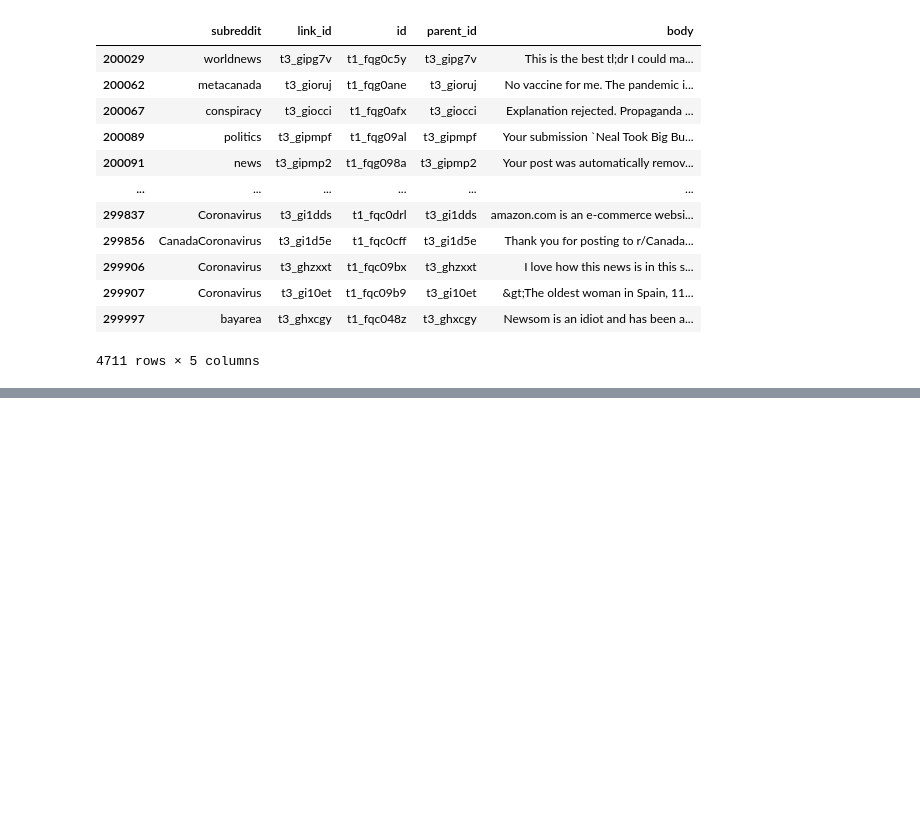
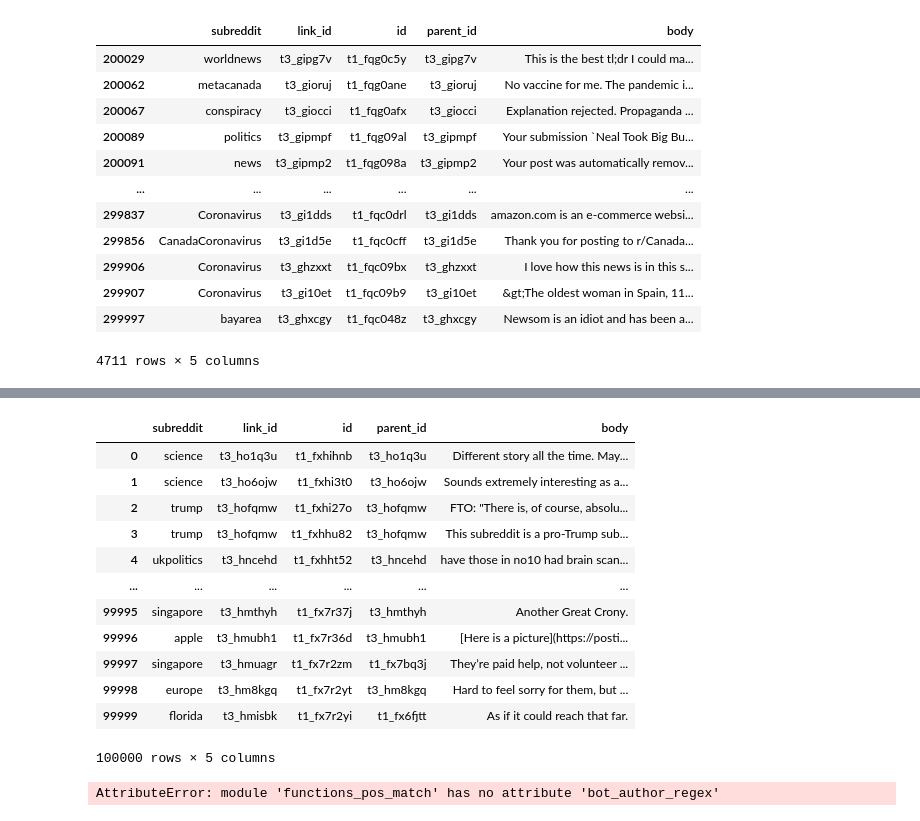
Before and after one commit to nomoteticus/reddit-disinformation, a Jupyter notebook: 3_embed/check_pos_categ.ipynb, the cells around one changed output, grey strips where cells are left out. Cells and saved outputs as stored; diff of their text form; code cells hidden in the pictures; blank space fills up the shorter version.

```diff
--- a/3_embed/check_pos_categ.ipynb
+++ b/3_embed/check_pos_categ.ipynb
@@ -768,0 +842,4 @@ COMM[COMM.body.str.lower().str.contains(fpm.regex_flag)]
+# %%
+COMM = next(comm_generator)
+COMM = COMM[['subreddit','link_id','id','parent_id','body']]
+COMM.body = COMM.body.astype(str)
@@ -768,0 +873,20 @@ COMM[COMM.body.str.lower().str.contains(fpm.regex_flag)]
+# %%
+COMM
+# %% [output]
+|  | subreddit | link_id | id | parent_id | body |
+| 0 | science | t3_ho1q3u | t1_fxhihnb | t3_ho1q3u | Different story all the time. May... |
+| 1 | science | t3_ho6ojw | t1_fxhi3t0 | t3_ho6ojw | Sounds extremely interesting as a... |
+| 2 | trump | t3_hofqmw | t1_fxhi27o | t3_hofqmw | FTO: "There is, of course, absolu... |
+| 3 | trump | t3_hofqmw | t1_fxhhu82 | t3_hofqmw | This subreddit is a pro-Trump sub... |
+| 4 | ukpolitics | t3_hncehd | t1_fxhht52 | t3_hncehd | have those in no10 had brain scan... |
+| ... | ... | ... | ... | ... | ... |
+| 99995 | singapore | t3_hmthyh | t1_fx7r37j | t3_hmthyh | Another Great Crony. |
+| 99996 | apple | t3_hmubh1 | t1_fx7r36d | t3_hmubh1 | [Here is a picture](https://posti... |
+| 99997 | singapore | t3_hmuagr | t1_fx7r2zm | t1_fx7bq3j | They’re paid help, not volunteer ... |
+| 99998 | europe | t3_hm8kgq | t1_fx7r2yt | t3_hm8kgq | Hard to feel sorry for them, but ... |
+| 99999 | florida | t3_hmisbk | t1_fx7r2yi | t1_fx6fjtt | As if it could reach that far. |
+100000 rows × 5 columns
+# %%
+COMM.body.str.contains(fpm.bot_author_regex)
+# %% [output]
+AttributeError: module 'functions_pos_match' has no attribute 'bot_author_regex'
```
Also changed, not shown: parts of 15 cells of this notebook, 1 other file.
